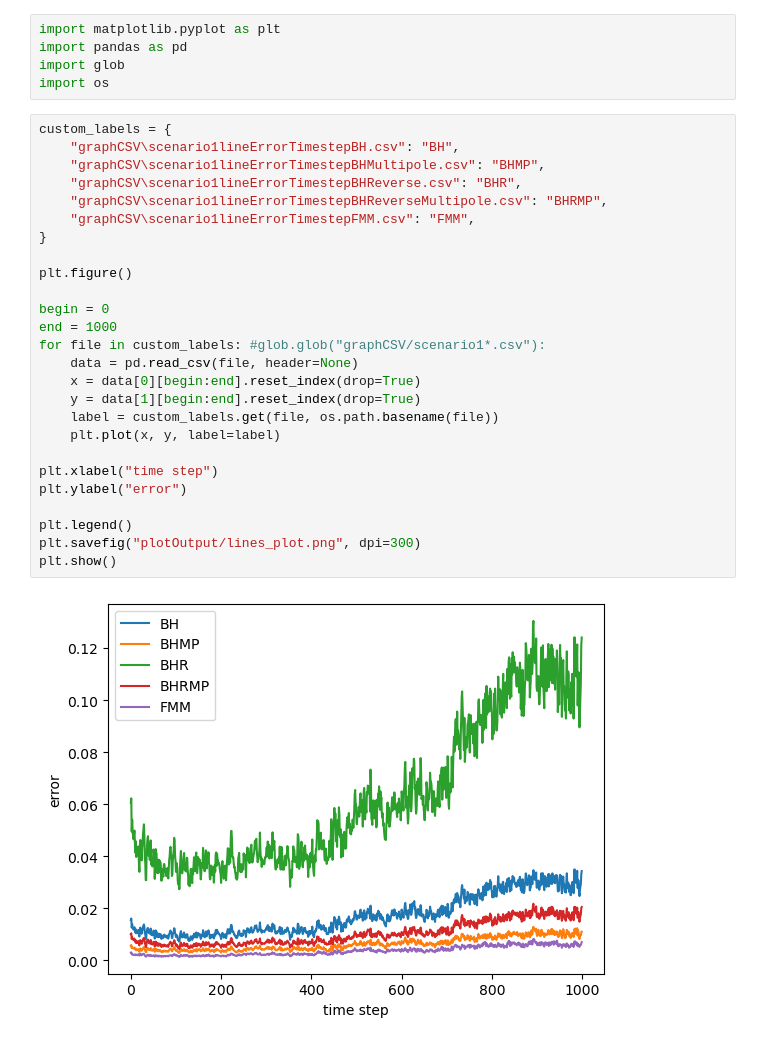
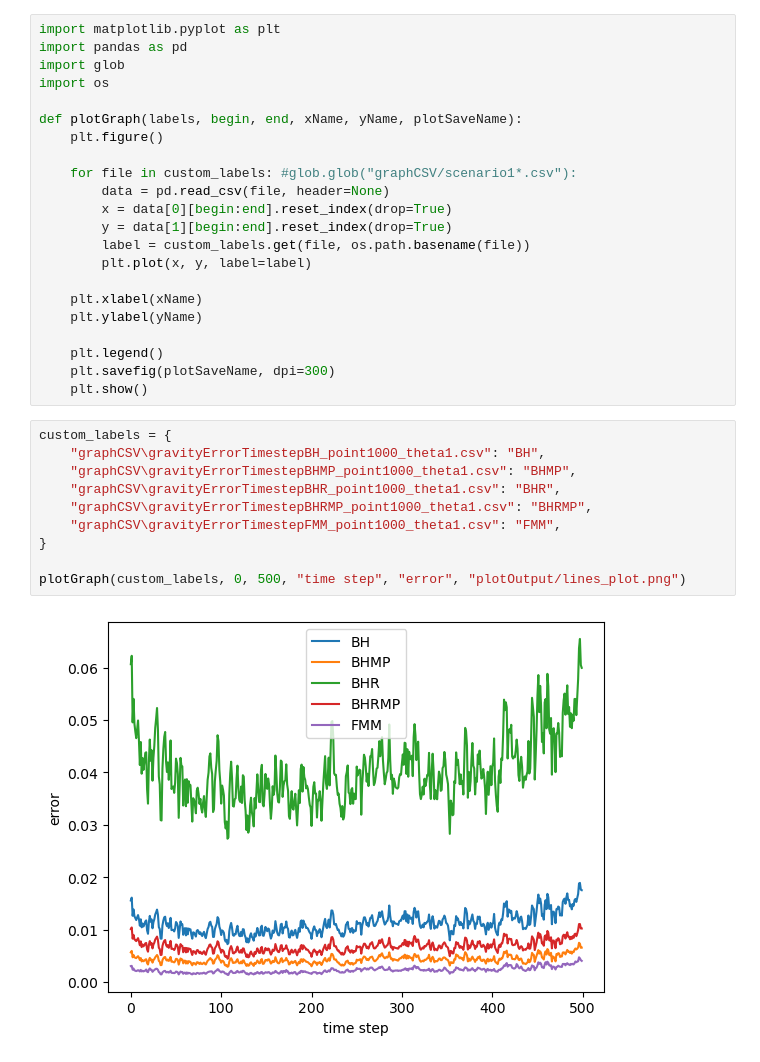
Before and after one commit to LucasFurer/MasterThesisLucas, a Jupyter notebook: grapher.ipynb, the cells around one changed output. Cells and saved outputs as stored; diff of their text form.

Commit message:
cleaned up code in scenarios and grapher

```diff
--- a/grapher.ipynb
+++ b/grapher.ipynb
@@ -3,34 +3,35 @@ import matplotlib.pyplot as plt
 import pandas as pd
 import glob
 import os
+
+def plotGraph(labels, begin, end, xName, yName, plotSaveName):
+    plt.figure()
+
+    for file in custom_labels: #glob.glob("graphCSV/scenario1*.csv"):
+        data = pd.read_csv(file, header=None)
+        x = data[0][begin:end].reset_index(drop=True)
+        y = data[1][begin:end].reset_index(drop=True)
+        label = custom_labels.get(file, os.path.basename(file))
+        plt.plot(x, y, label=label)
+
+    plt.xlabel(xName)
+    plt.ylabel(yName)
+
+    plt.legend()
+    plt.savefig(plotSaveName, dpi=300)
+    plt.show()
 # %%
 custom_labels = {
-    "graphCSV\scenario1lineErrorTimestepBH.csv": "BH",
-    "graphCSV\scenario1lineErrorTimestepBHMultipole.csv": "BHMP",
-    "graphCSV\scenario1lineErrorTimestepBHReverse.csv": "BHR",
-    "graphCSV\scenario1lineErrorTimestepBHReverseMultipole.csv": "BHRMP",
-    "graphCSV\scenario1lineErrorTimestepFMM.csv": "FMM",
+    "graphCSV\gravityErrorTimestepBH_point1000_theta1.csv": "BH",
+    "graphCSV\gravityErrorTimestepBHMP_point1000_theta1.csv": "BHMP",
+    "graphCSV\gravityErrorTimestepBHR_point1000_theta1.csv": "BHR",
+    "graphCSV\gravityErrorTimestepBHRMP_point1000_theta1.csv": "BHRMP",
+    "graphCSV\gravityErrorTimestepFMM_point1000_theta1.csv": "FMM",
 }
 
-plt.figure()
-
-begin = 0
-end = 1000
-for file in custom_labels: #glob.glob("graphCSV/scenario1*.csv"):
-    data = pd.read_csv(file, header=None)
-    x = data[0][begin:end].reset_index(drop=True)
-    y = data[1][begin:end].reset_index(drop=True)
-    label = custom_labels.get(file, os.path.basename(file))
-    plt.plot(x, y, label=label)
-
-plt.xlabel("time step")
-plt.ylabel("error")
-
-plt.legend()
-plt.savefig("plotOutput/lines_plot.png", dpi=300)
-plt.show()
+plotGraph(custom_labels, 0, 500, "time step", "error", "plotOutput/lines_plot.png")
 # %% [output]
-[figure, old version]
+[figure, new version]
 # %%
 custom_labels = {
     "graphCSV\scenario2lineErrorTimestepFMMcompare_FMM.csv": "FMM",
```
Also changed, not shown: parts of 4 cells of this notebook, 2 other files.
